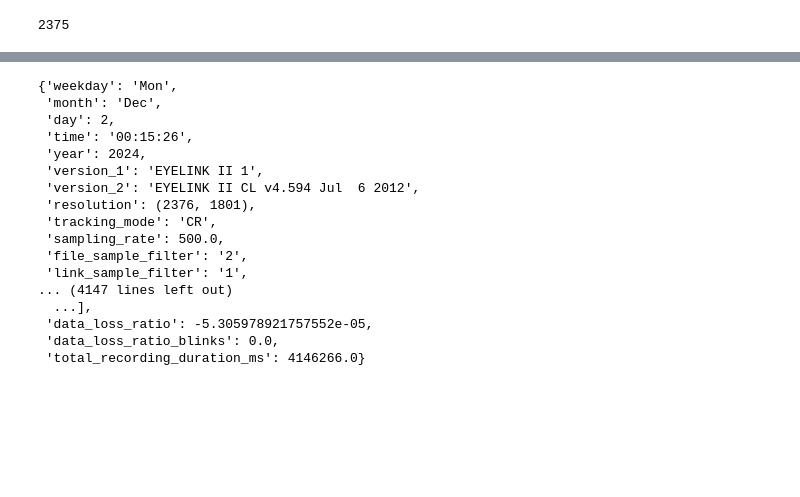
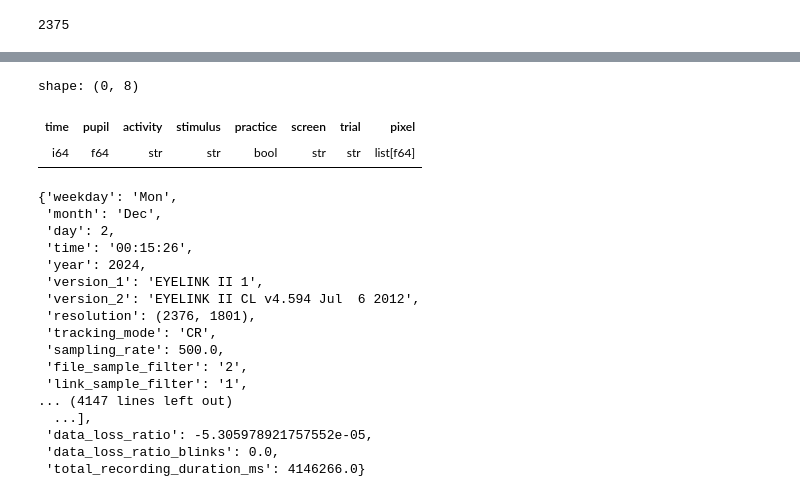
Before and after one commit to theDebbister/multipleye-preprocessing, a Jupyter notebook: quality-report/sanity_checks.ipynb, the cells around one changed output, grey strips where cells are left out. Saved outputs shown, nothing was run; the diff lists cells and outputs as text; code cells hidden in the pictures; blank space fills up the shorter version.

```diff
--- a/quality-report/sanity_checks.ipynb
+++ b/quality-report/sanity_checks.ipynb
@@ -133,3 +142,9 @@ shape: (1_896_019, 8)
+# %%
+gaze.frame.filter(pl.col("stimulus") == "PopSci_Caveman_12").filter(pl.col("activity") == "rating")
+# %% [output]
+shape: (0, 8)
+| time | pupil | activity | stimulus | practice | screen | trial | pixel |
+| i64 | f64 | str | str | bool | str | str | list[f64] |
 # %%
 gaze._metadata
 # %% [output]
```
Also changed, not shown: parts of 26 cells of this notebook, 3 other files.
